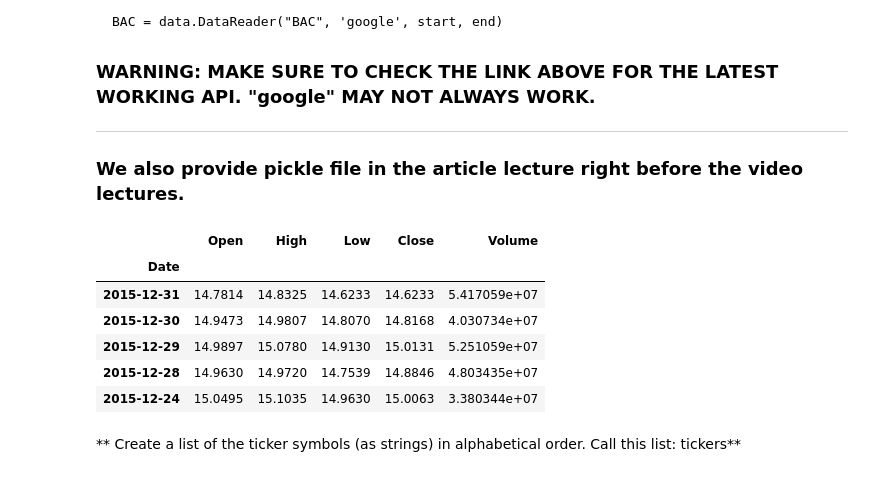
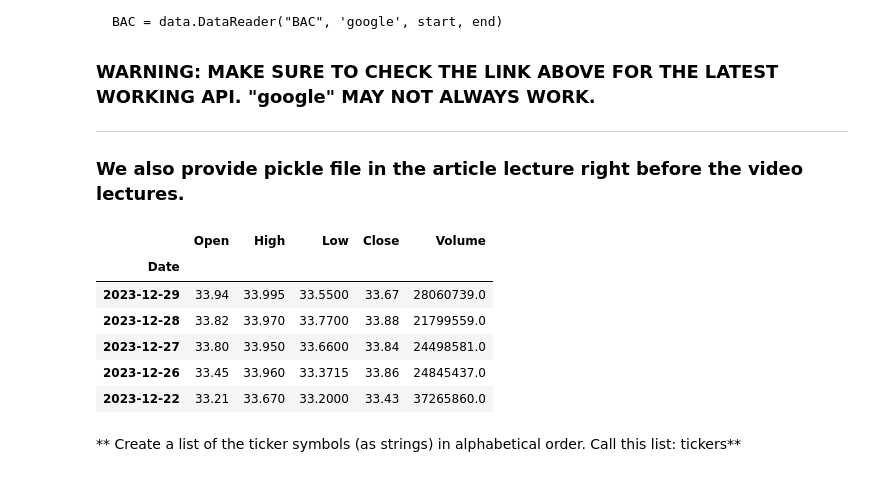
Before and after one commit to bttodd11/Python_DataScience, a Jupyter notebook: Section-13-Capstone Project/03-Finance Project.ipynb, the cells around one changed output. Cells and saved outputs as stored; diff of their text form; code cells hidden in the pictures.

```diff
--- a/Section-13-Capstone Project/03-Finance Project.ipynb
+++ b/Section-13-Capstone Project/03-Finance Project.ipynb
@@ -54,24 +55,24 @@ We need to get data using pandas datareader. We will get stock information for t
 ------------
 ### We also provide pickle file in the article lecture right before the video lectures.
 # %%
-BAC = web.DataReader('BAC', 'stooq', start='2006-01-01', end='2016-01-01')
-C = web.DataReader('C', 'stooq', start='2006-01-01', end='2016-01-01')
-GS = web.DataReader('GS', 'stooq', start='2006-01-01', end='2016-01-01')
-JPM = web.DataReader('JPM', 'stooq', start='2006-01-01', end='2016-01-01')
-MS = web.DataReader('MS', 'stooq', start='2006-01-01', end='2016-01-01')
+BAC = web.DataReader('BAC', 'stooq', start='2006-01-01', end='2024-01-01')
+C = web.DataReader('C', 'stooq', start='2006-01-01', end='2024-01-01')
+GS = web.DataReader('GS', 'stooq', start='2006-01-01', end='2024-01-01')
+JPM = web.DataReader('JPM', 'stooq', start='2006-01-01', end='2024-01-01')
+MS = web.DataReader('MS', 'stooq', start='2006-01-01', end='2024-01-01')
 
 
 # df = pd.read_pickle('all_banks')
 # df.head()
 BAC.head()
 # %% [output]
 |  | Open | High | Low | Close | Volume |
 | Date |  |  |  |  |  |
-| 2015-12-31 | 14.7814 | 14.8325 | 14.6233 | 14.6233 | 5.417059e+07 |
-| 2015-12-30 | 14.9473 | 14.9807 | 14.8070 | 14.8168 | 4.030734e+07 |
-| 2015-12-29 | 14.9897 | 15.0780 | 14.9130 | 15.0131 | 5.251059e+07 |
-| 2015-12-28 | 14.9630 | 14.9720 | 14.7539 | 14.8846 | 4.803435e+07 |
-| 2015-12-24 | 15.0495 | 15.1035 | 14.9630 | 15.0063 | 3.380344e+07 |
+| 2023-12-29 | 33.94 | 33.995 | 33.5500 | 33.67 | 28060739.0 |
+| 2023-12-28 | 33.82 | 33.970 | 33.7700 | 33.88 | 21799559.0 |
+| 2023-12-27 | 33.80 | 33.950 | 33.6600 | 33.84 | 24498581.0 |
+| 2023-12-26 | 33.45 | 33.960 | 33.3715 | 33.86 | 24845437.0 |
+| 2023-12-22 | 33.21 | 33.670 | 33.2000 | 33.43 | 37265860.0 |
 # %% [markdown]
 ** Create a list of the ticker symbols (as strings) in alphabetical order. Call this list: tickers**
 # %%
```
Also changed, not shown: parts of 32 cells of this notebook, 2 other files.
